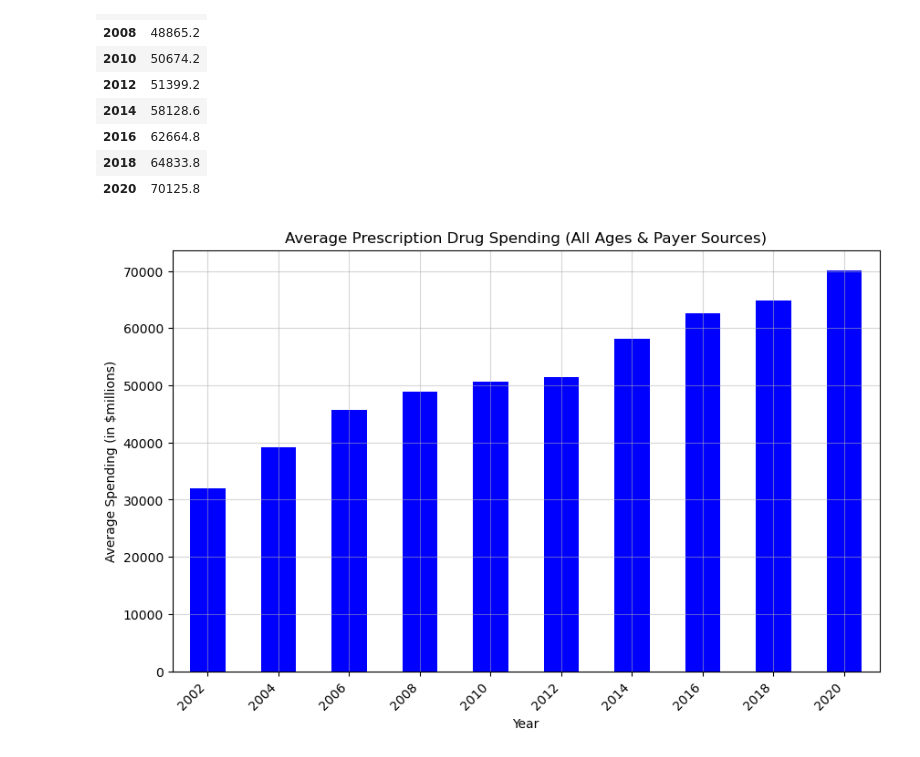
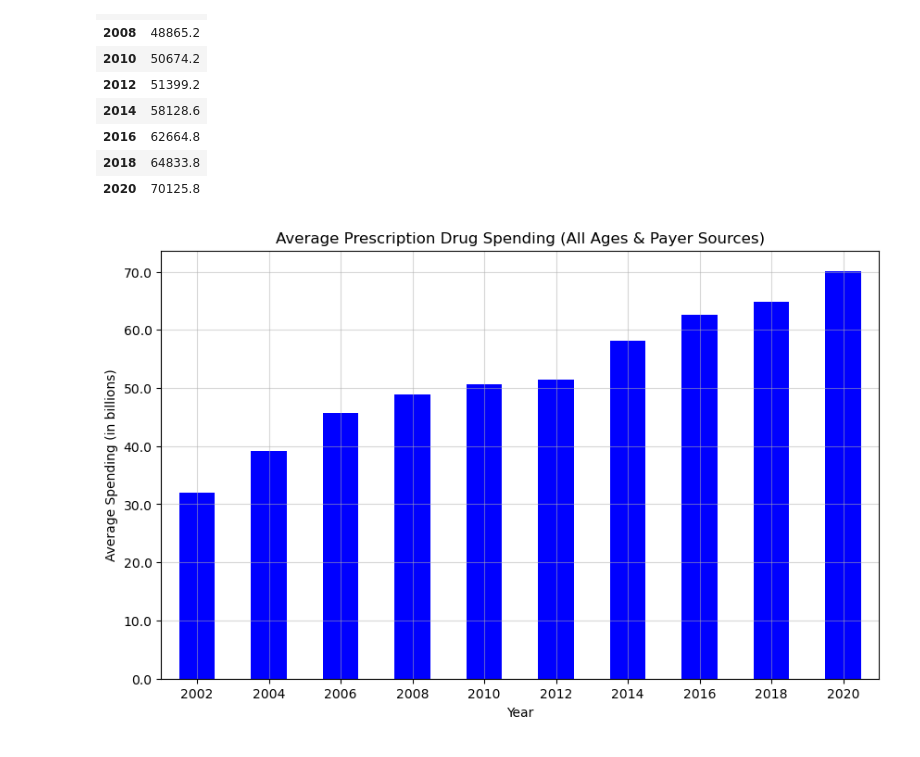
Before and after one commit to vokouns/us-healthcare-spending, a Jupyter notebook: scottsnotebook.ipynb, the cells around one changed output. Saved outputs shown, nothing was run; the diff lists cells and outputs as text; code cells hidden in the pictures.

```diff
--- a/scottsnotebook.ipynb
+++ b/scottsnotebook.ipynb
@@ -407,14 +455,16 @@ pres_mean_df
 # %%
 pres_mean_df.plot(kind="bar", figsize=(10,6), color="blue")
 plt.title("Average Prescription Drug Spending (All Ages & Payer Sources)")
 plt.xlabel("Year")
-plt.ylabel("Average Spending (in $millions)")
+plt.ylabel("Average Spending (in billions)")
 plt.grid(True, alpha=0.5)
 plt.legend().remove()
-plt.xticks(rotation=45, ha='right')
+plt.xticks(rotation=0, ha='center')
+ax = plt.gca()
+ax.yaxis.set_major_formatter(ticker.FuncFormatter(lambda x, pos: '{:.1f}'.format(x / 1000)))
 
 plt.savefig("Figures/drug_spending_mean.png")
 
 plt.show()
 # %% [output]
-[figure, old version]
+[figure, new version]
```
Also changed, not shown: parts of 10 cells of this notebook, 7 other files.
